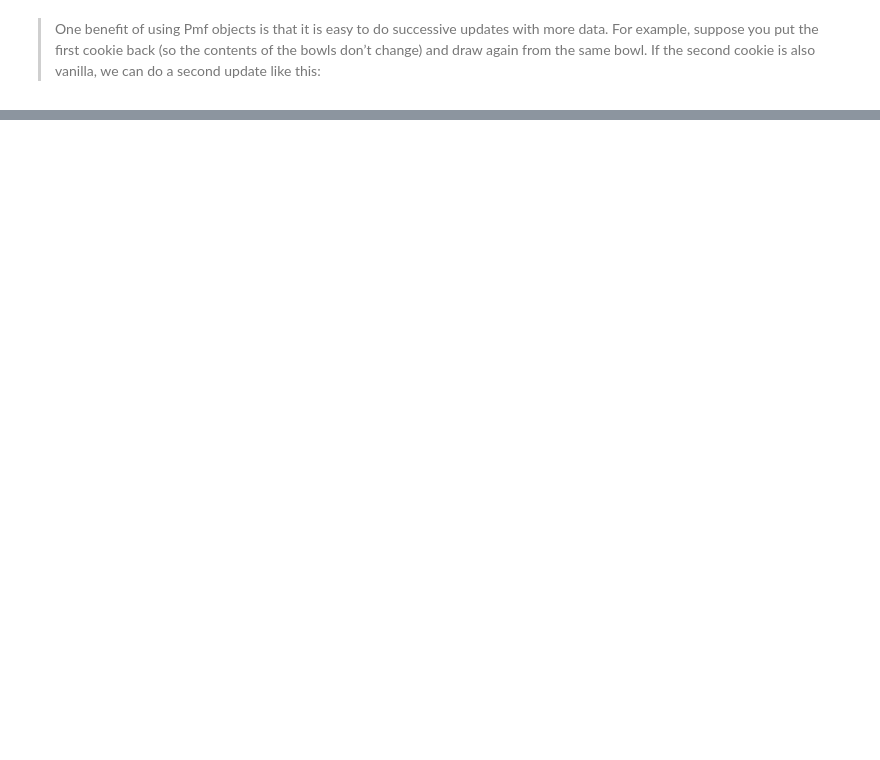
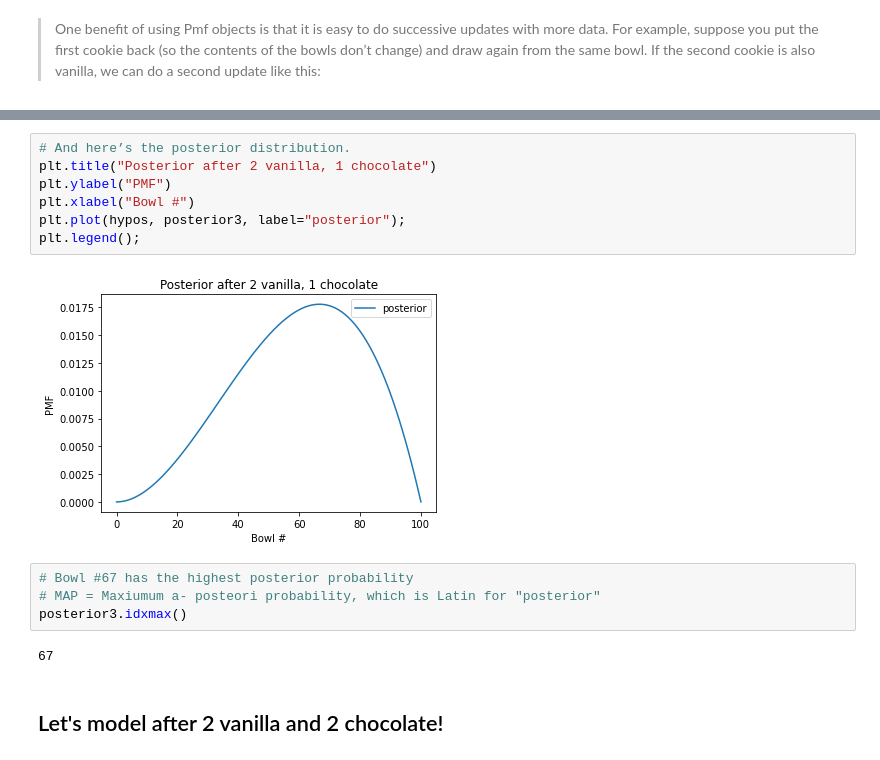
Before and after one commit to ryanorsinger/ThinkBayes2, a Jupyter notebook: chapter_3_distributions.ipynb, the cells around one changed output, grey strips where cells are left out. Cells and saved outputs as stored; diff of their text form; blank space fills up the shorter version.

```diff
--- a/chapter_3_distributions.ipynb
+++ b/chapter_3_distributions.ipynb
@@ -106,0 +236,17 @@ posterior
+# %%
+# And here’s the posterior distribution.
+plt.title("Posterior after 2 vanilla, 1 chocolate")
+plt.ylabel("PMF")
+plt.xlabel("Bowl #")
+plt.plot(hypos, posterior3, label="posterior");
+plt.legend();
+# %% [output]
+[figure, added]
+# %%
+# Bowl #67 has the highest posterior probability
+# MAP = Maxiumum a- posteori probability, which is Latin for "posterior"
+posterior3.idxmax()
+# %% [output]
+67
+# %% [markdown]
+## Let's model after 2 vanilla and 2 chocolate!
```
Also changed, not shown: parts of 28 cells of this notebook.
